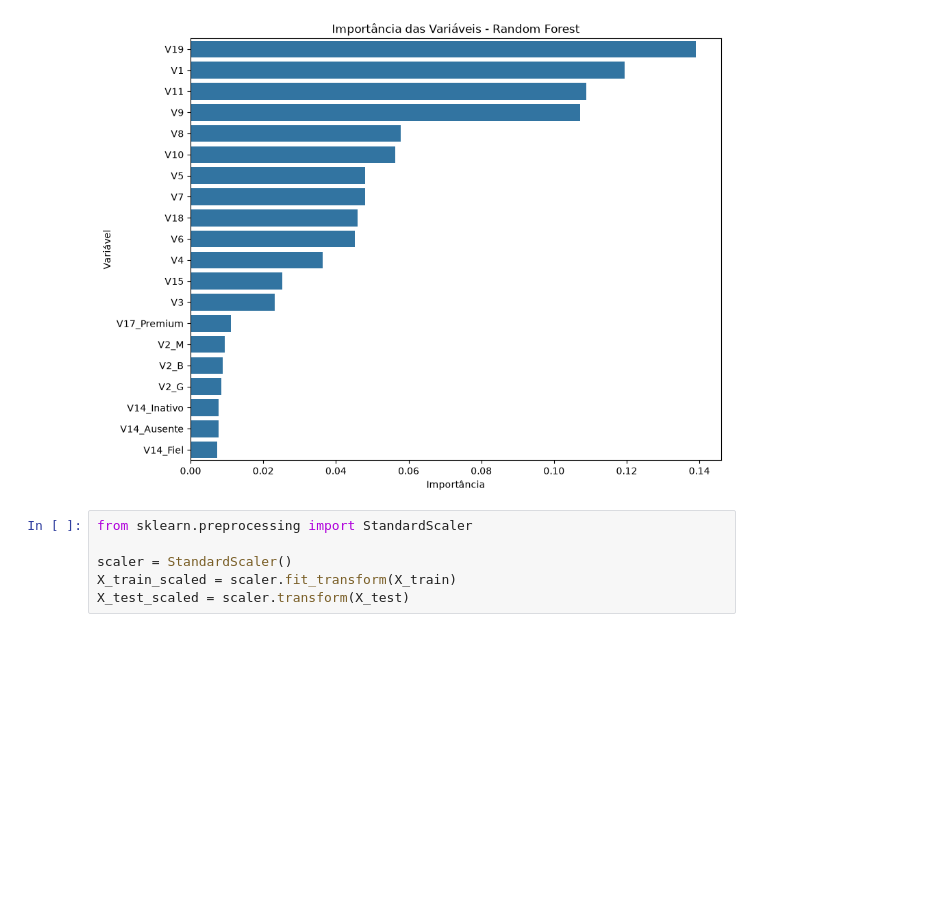
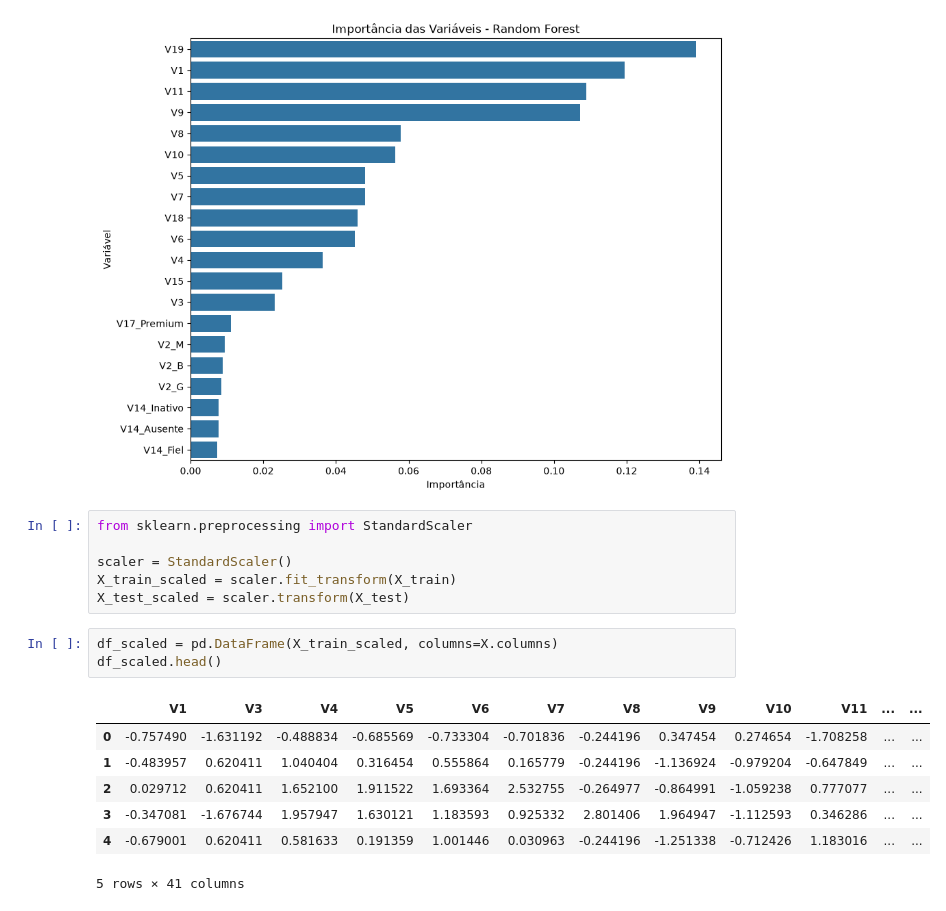
Before and after one commit to santosjhony12/Credit-Risk-Modeling-Interview, a Jupyter notebook: notebooks/04_modeling.ipynb, the cells around one changed output. Saved outputs shown, nothing was run; the diff lists cells and outputs as text; blank space fills up the shorter version.

```diff
--- a/notebooks/04_modeling.ipynb
+++ b/notebooks/04_modeling.ipynb
@@ -127,3 +127,14 @@ from sklearn.preprocessing import StandardScaler
 scaler = StandardScaler()
 X_train_scaled = scaler.fit_transform(X_train)
 X_test_scaled = scaler.transform(X_test)
+# %%
+df_scaled = pd.DataFrame(X_train_scaled, columns=X.columns)
+df_scaled.head()
+# %% [output]
+|  | V1 | V3 | V4 | V5 | V6 | V7 | V8 | V9 | V10 | V11 | ... | ... |
+| 0 | -0.757490 | -1.631192 | -0.488834 | -0.685569 | -0.733304 | -0.701836 | -0.244196 | 0.347454 | 0.274654 | -1.708258 | ... | ... |
+| 1 | -0.483957 | 0.620411 | 1.040404 | 0.316454 | 0.555864 | 0.165779 | -0.244196 | -1.136924 | -0.979204 | -0.647849 | ... | ... |
+| 2 | 0.029712 | 0.620411 | 1.652100 | 1.911522 | 1.693364 | 2.532755 | -0.264977 | -0.864991 | -1.059238 | 0.777077 | ... | ... |
+| 3 | -0.347081 | -1.676744 | 1.957947 | 1.630121 | 1.183593 | 0.925332 | 2.801406 | 1.964947 | -1.112593 | 0.346286 | ... | ... |
+| 4 | -0.679001 | 0.620411 | 0.581633 | 0.191359 | 1.001446 | 0.030963 | -0.244196 | -1.251338 | -0.712426 | 1.183016 | ... | ... |
+5 rows × 41 columns
```
Also changed, not shown: parts of 1 cell of this notebook.
